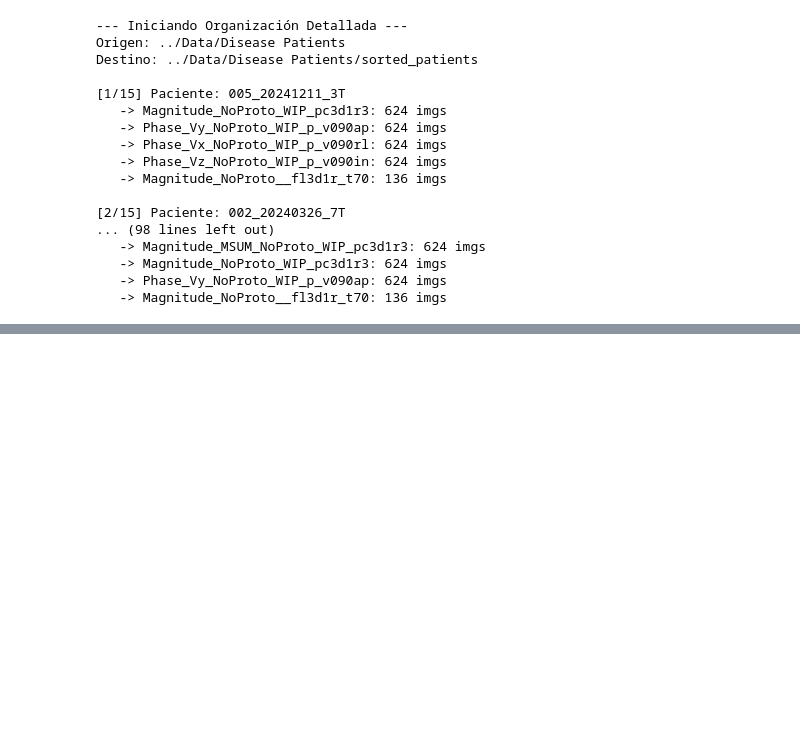
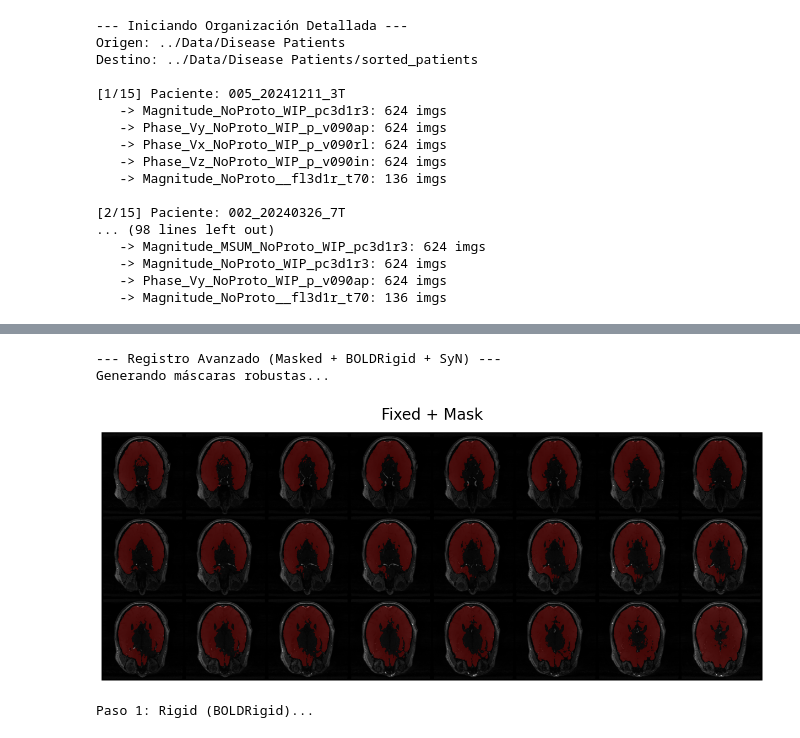
Before and after one commit to zheng-sk/NeuroFlow, a Jupyter notebook: notebooks/EDA.ipynb, the cells around one changed output, grey strips where cells are left out. Drawn from its saved outputs; the diff is of its cells as text; code cells hidden in the pictures; blank space fills up the shorter version.

```diff
--- a/notebooks/EDA.ipynb
+++ b/notebooks/EDA.ipynb
@@ -164,0 +643,62 @@ Destino: ../Data/Disease Patients/sorted_patients
+# %%
+import ants
+
+print("--- Registro Avanzado (Masked + BOLDRigid + SyN) ---")
+# 1. Cargar Imágenes RAS
+raw_fixed = ants.image_read("../data/nifti_patients/001_20240313_7T/Magnitude_NoProto_WIP_fl3d1r3.nii.gz")
+raw_moving = ants.image_read("../data/nifti_patients/001_20240313_3T/Magnitude_NoProto_WIP_pc3d1r3.nii.gz")
+
+fixed = ants.reorient_image2(ants.slice_image(raw_fixed, axis=3, idx=0) if raw_fixed.dimension==4 else raw_fixed, "RAS")
+moving = ants.reorient_image2(ants.slice_image(raw_moving, axis=3, idx=0) if raw_moving.dimension==4 else raw_moving, "RAS")
+
+# 2. Máscaras Robustas (tu snippet adaptado)
+# Mean * 1.1 suele funcionar bien para separar cerebro de fondo ruidoso
+print("Generando máscaras robustas...")
+mask_fixed = ants.get_mask(fixed, low_thresh=fixed.mean() * 0.8, cleanup=3).iMath_fill_holes()
+mask_moving = ants.get_mask(moving, low_thresh=moving.mean() * 0.8, cleanup=3).iMath_fill_holes()
+
+# Visualizar Máscara
+ants.plot(fixed, mask_fixed, axis=2, overlay_alpha=0.5, ncol=8, nslices=24, title="Fixed + Mask")
+
+# 3. Registro Rígido (Inicialización para el SyN) - Usando imágenes ENMASCARADAS
+print("Paso 1: Rigid (BOLDRigid)...")
+# Multiplicar por máscara elimina el fondo para el registro
+tx_rig = ants.registration(
+    fixed=fixed * mask_fixed,
+    moving=moving * mask_moving,
+    type_of_transform="BOLDRigid"
+)
+
+# 4. Registro Deformable (SyN) - Ajuste fino no lineal
+print("Paso 2: SyN (Deformable)...")
+tx_syn = ants.registration(
+    fixed=fixed * mask_fixed,
+    moving=moving * mask_moving,
+    type_of_transform="SyNOnly", # Solo la parte deformable
+    initial_transform=tx_rig['fwdtransforms'], # Empezar desde el rígido
+    syn_metric='CC',
+    syn_sampling=32,
+    reg_iterations=(100, 70, 50, 20) # Iteraciones más robustas
+)
+
+# 5. Aplicar Transformación Final a la imagen original (sin enmascarar)
+print("Aplicando transformaciones...")
+# Se aplican ambas: primero SyN (tx_syn), luego Rígida (tx_rig está implícita en la init de syn si usas la lista completa)
+# Pero ojo: SyNOnly devuelve los warps. La lista completa es:
+# SyN warp + SyN affine (que es identidad en SyNOnly) + Rigid transform
+full_transforms = tx_syn['fwdtransforms'] + tx_rig['fwdtransforms']
+
+warped_img = ants.apply_transforms(
+    fixed=fixed,
+    moving=moving,
+    transformlist=full_transforms
+)
+
+# Visualizar
+print("Resultado Final (SyN):")
+ants.plot(fixed, warped_img, axis=2, overlay_alpha=0.5, ncol=8, nslices=24, title="Registro SyN Final")
+# %% [output]
+--- Registro Avanzado (Masked + BOLDRigid + SyN) ---
+Generando máscaras robustas...
+[figure, added]
+Paso 1: Rigid (BOLDRigid)...
```
Also changed, not shown: parts of 5 cells of this notebook, 5 other files.
